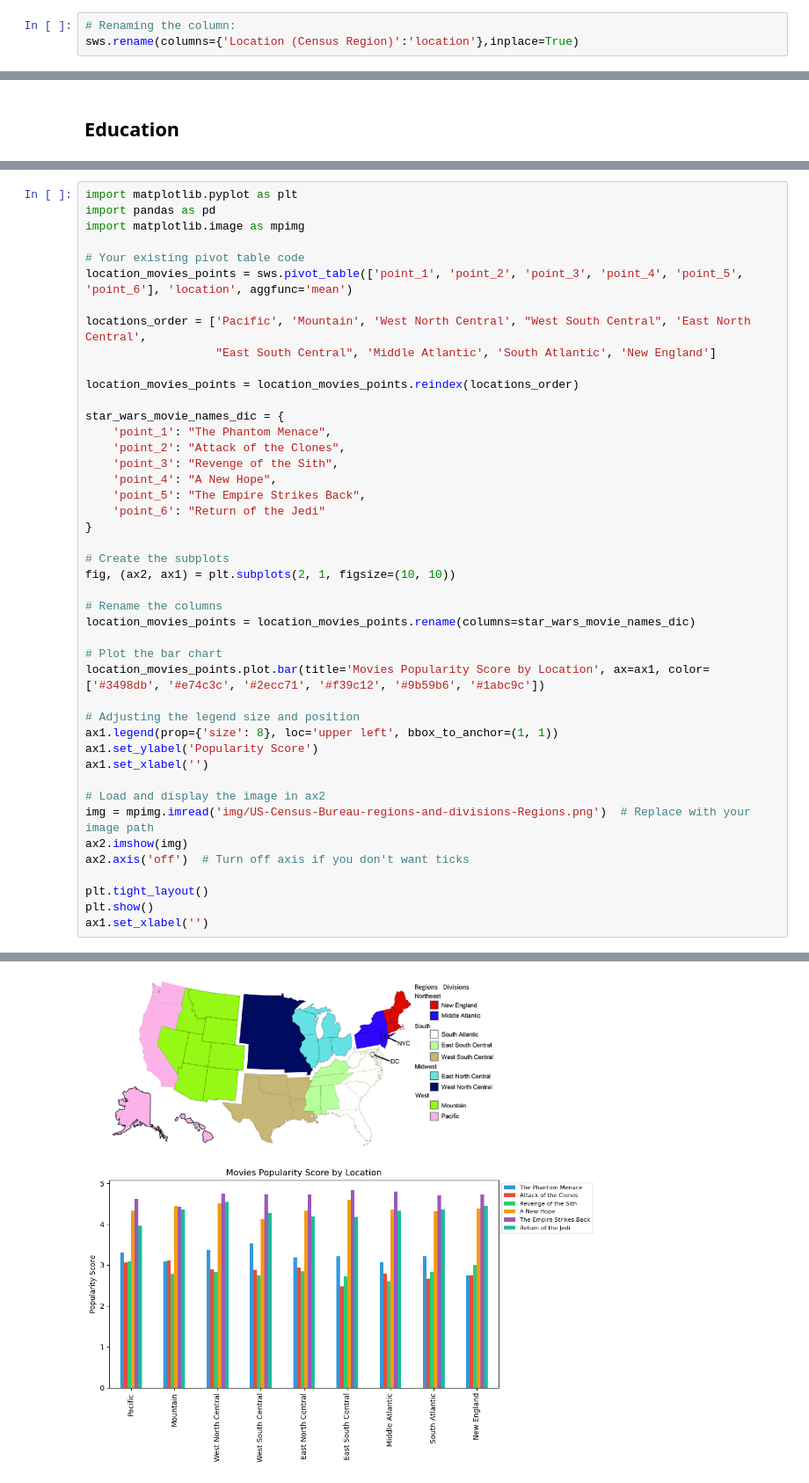
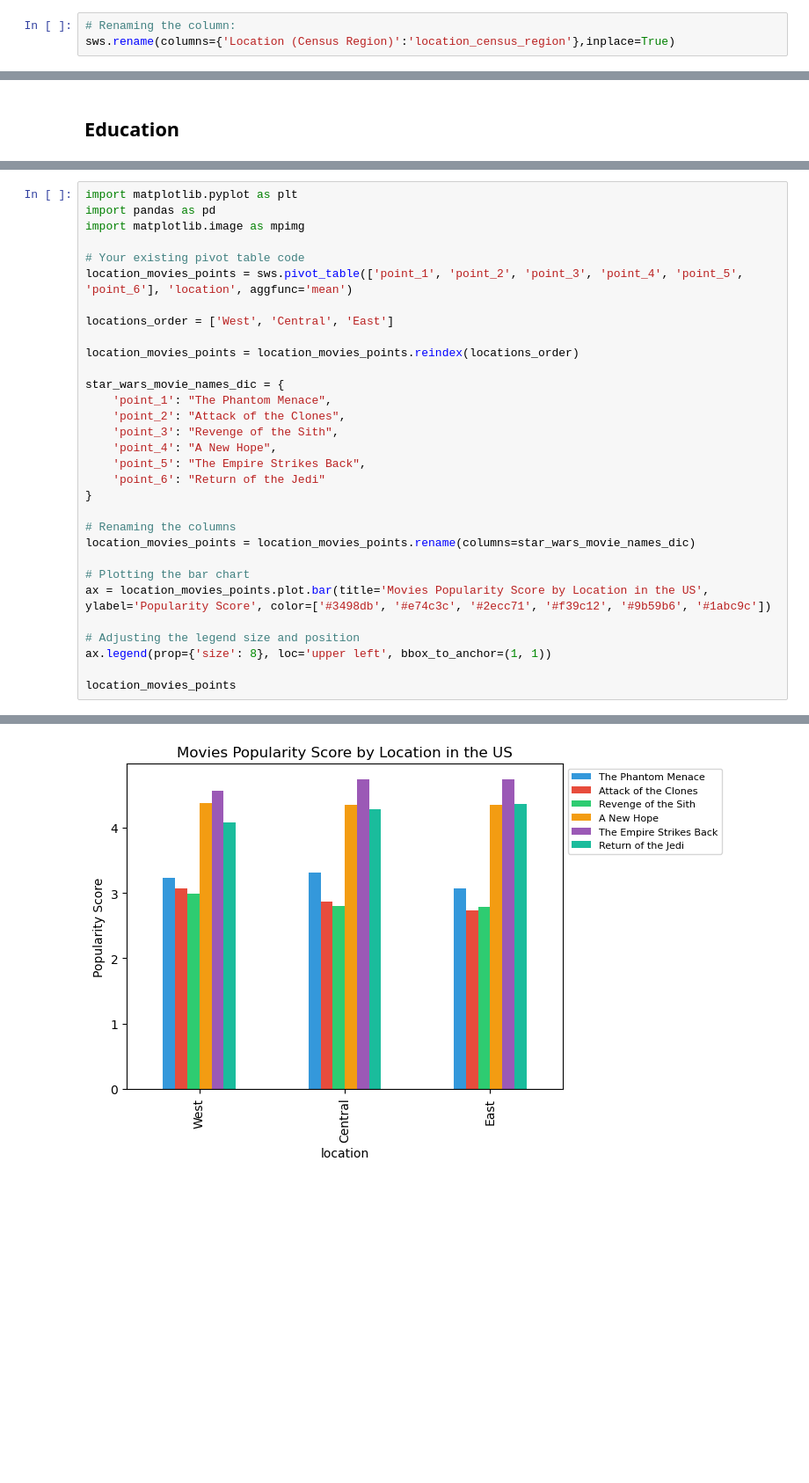
Before and after one commit to mojmous/StarWarsSurvey, a Jupyter notebook: Star War Survey.ipynb, the cells around one changed output, grey strips where cells are left out. Shown at 88% size. Drawn from its saved outputs; the diff is of its cells as text; blank space fills up the shorter version.

```diff
--- a/Star War Survey.ipynb
+++ b/Star War Survey.ipynb
@@ -980,6 +987,6 @@ Name: count, dtype: int64
 Again, we are going to rename the column for simplicity and consistency.
 # %%
 # Renaming the column:
-sws.rename(columns={'Location (Census Region)':'location'},inplace=True)
+sws.rename(columns={'Location (Census Region)':'location_census_region'},inplace=True)
 # %%
 # Checking the values:
@@ -1682,8 +1730,7 @@ import matplotlib.image as mpimg
 # Your existing pivot table code
 location_movies_points = sws.pivot_table(['point_1', 'point_2', 'point_3', 'point_4', 'point_5', 'point_6'], 'location', aggfunc='mean')
 
-locations_order = ['Pacific', 'Mountain', 'West North Central', "West South Central", 'East North Central',
-                   "East South Central", 'Middle Atlantic', 'South Atlantic', 'New England']
+locations_order = ['West', 'Central', 'East']
 
 location_movies_points = location_movies_points.reindex(locations_order)
 
@@ -1696,26 +1743,14 @@ star_wars_movie_names_dic = {
     'point_6': "Return of the Jedi"
 }
 
-# Create the subplots
-fig, (ax2, ax1) = plt.subplots(2, 1, figsize=(10, 10))
-
-# Rename the columns
+# Renaming the columns
 location_movies_points = location_movies_points.rename(columns=star_wars_movie_names_dic)
 
-# Plot the bar chart
-location_movies_points.plot.bar(title='Movies Popularity Score by Location', ax=ax1, color=['#3498db', '#e74c3c', '#2ecc71', '#f39c12', '#9b59b6', '#1abc9c'])
+# Plotting the bar chart
+ax = location_movies_points.plot.bar(title='Movies Popularity Score by Location in the US', ylabel='Popularity Score', color=['#3498db', '#e74c3c', '#2ecc71', '#f39c12', '#9b59b6', '#1abc9c'])
 
 # Adjusting the legend size and position
-ax1.legend(prop={'size': 8}, loc='upper left', bbox_to_anchor=(1, 1))
-ax1.set_ylabel('Popularity Score')
-ax1.set_xlabel('')
+ax.legend(prop={'size': 8}, loc='upper left', bbox_to_anchor=(1, 1))
 
-# Load and display the image in ax2
-img = mpimg.imread('img/US-Census-Bureau-regions-and-divisions-Regions.png')  # Replace with your image path
-ax2.imshow(img)
-ax2.axis('off')  # Turn off axis if you don't want ticks
-
-plt.tight_layout()
-plt.show()
-ax1.set_xlabel('')
+location_movies_points
 # %% [output]
@@ -1722 +1762 @@ ax1.set_xlabel('')
-[figure, old version]
+[figure, new version]
```
Also changed, not shown: parts of 53 cells of this notebook, 18 other files.
